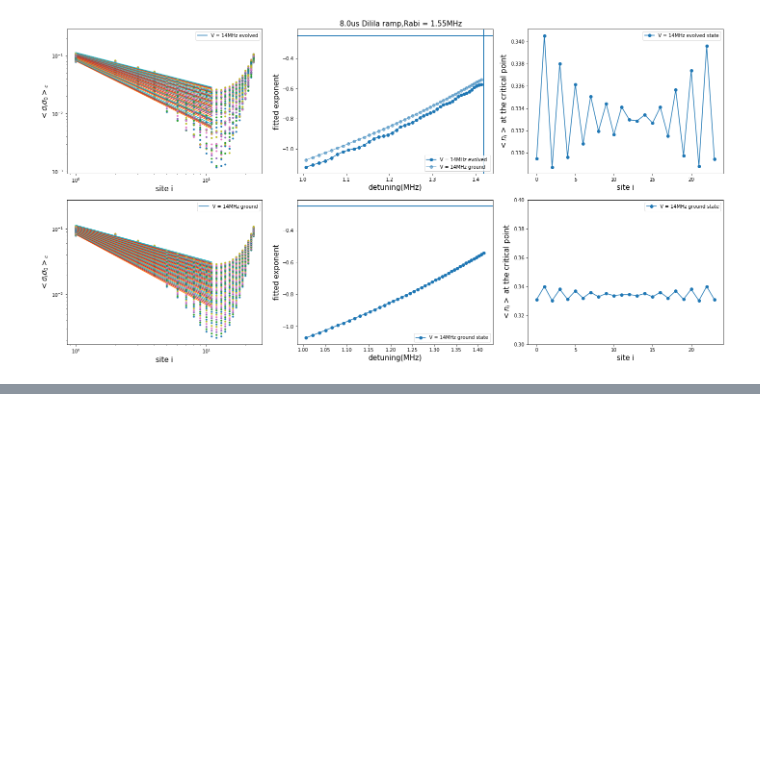
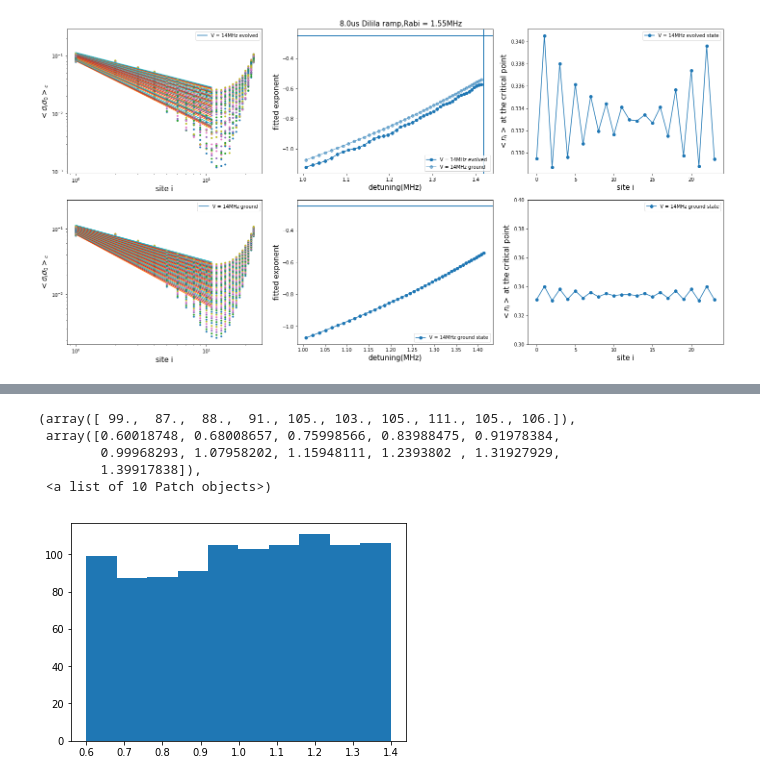
Before and after one commit to nacs-lab/yw-data, a Jupyter notebook: error_analysis/site_dep_interaction.ipynb, the cells around one changed output, grey strips where cells are left out. Cells and saved outputs as stored; diff of their text form; code cells hidden in the pictures; blank space fills up the shorter version.

```diff
--- a/error_analysis/site_dep_interaction.ipynb
+++ b/error_analysis/site_dep_interaction.ipynb
@@ -473,0 +533,9 @@ Text(0.53, 1.05, '8.0us Dilila ramp,Rabi = 1.55MHz')
+# %%
+plt.hist(1+(np.random.random(1000)-0.5)*0.8)
+# %% [output]
+(array([ 99.,  87.,  88.,  91., 105., 103., 105., 111., 105., 106.]),
+ array([0.60018748, 0.68008657, 0.75998566, 0.83988475, 0.91978384,
+        0.99968293, 1.07958202, 1.15948111, 1.2393802 , 1.31927929,
+        1.39917838]),
+ <a list of 10 Patch objects>)
+[figure, added]
```
Also changed, not shown: parts of 2 cells of this notebook, 2 other files.
